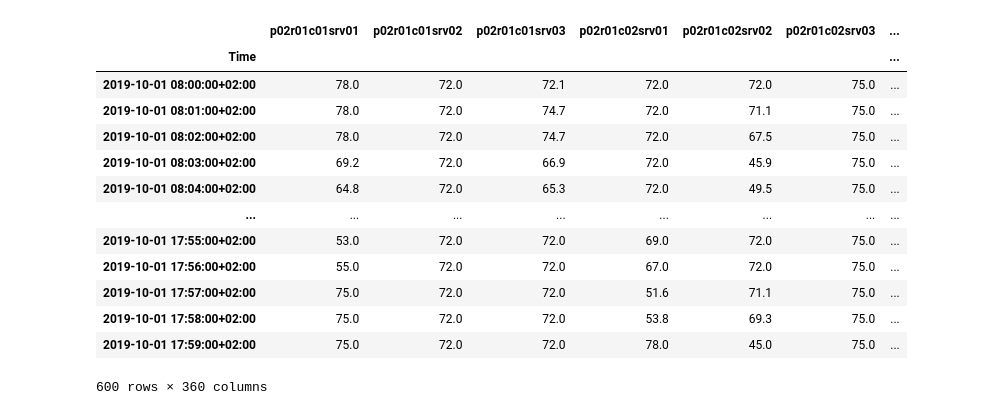
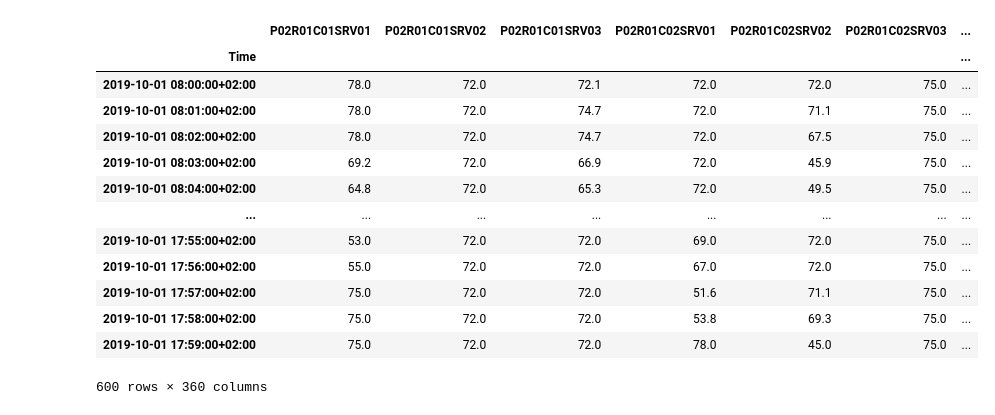
Before and after one commit to jsjolund/rafsine, a Jupyter notebook: problems/ocp/pod2_first_experiment/generate_input.ipynb, the cells around one changed output. Cells and saved outputs as stored; diff of their text form; code cells hidden in the pictures.

```diff
--- a/problems/ocp/pod2_first_experiment/generate_input.ipynb
+++ b/problems/ocp/pod2_first_experiment/generate_input.ipynb
@@ -6,7 +7,6 @@ import re
 
 from functools import reduce
 # %%
-srcdir = 'problems/ocp/pod2_first_experiment/'
 srcdir = '/home/user/code/rafsine/problems/ocp/pod2_first_experiment/'
 # %%
 def open_csv(filename):
@@ -19,7 +19,8 @@ def open_csv(filename):
         date_parser=dateparse)
     df0 = df0.interpolate(method='linear', limit_direction='both').resample('1min').last()
     try:
-        df0 = df0.rename(columns=lambda label: re.search('p\d{2}r\d{2}c\d{2}srv\d{2}', label).group(0))
+        df0 = df0.rename(columns=lambda label:
+            re.search('p\d{2}r\d{2}c\d{2}srv\d{2}', label).group(0).upper())
     except:
         pass
     return df0
@@ -80,8 +117,8 @@ df_merged = reduce(lambda  left,right: pd.merge(left,right,on=['Time'],
 # %%
 # Server power in W measured from hot-swap controller
-df_merged
+server_powers
 # %% [output]
-|  | p02r01c01srv01 | p02r01c01srv02 | p02r01c01srv03 | p02r01c02srv01 | p02r01c02srv02 | p02r01c02srv03 | ... |
+|  | P02R01C01SRV01 | P02R01C01SRV02 | P02R01C01SRV03 | P02R01C02SRV01 | P02R01C02SRV02 | P02R01C02SRV03 | ... |
 | Time |  |  |  |  |  |  | ... |
 | 2019-10-01 08:00:00+02:00 | 78.0 | 72.0 | 72.1 | 72.0 | 72.0 | 75.0 | ... |
 | 2019-10-01 08:01:00+02:00 | 78.0 | 72.0 | 74.7 | 72.0 | 71.1 | 75.0 | ... |
```
Also changed, not shown: parts of 14 cells of this notebook, 1 other file.
